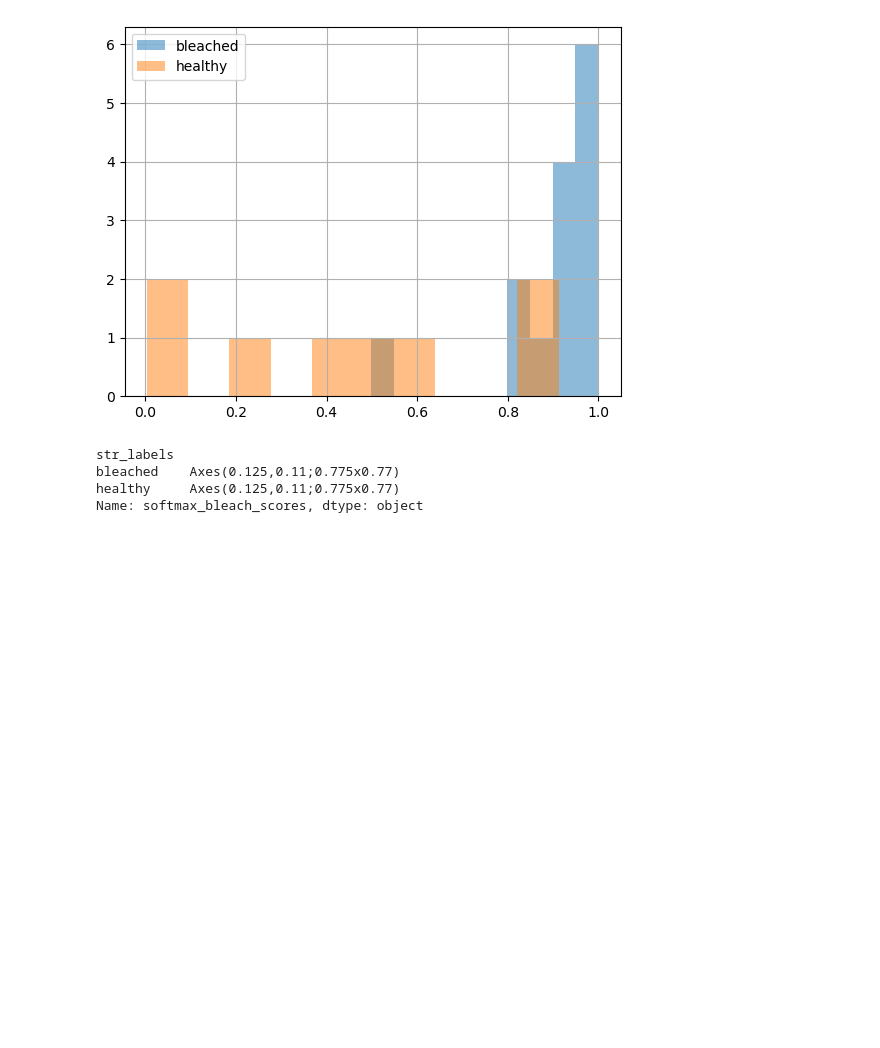
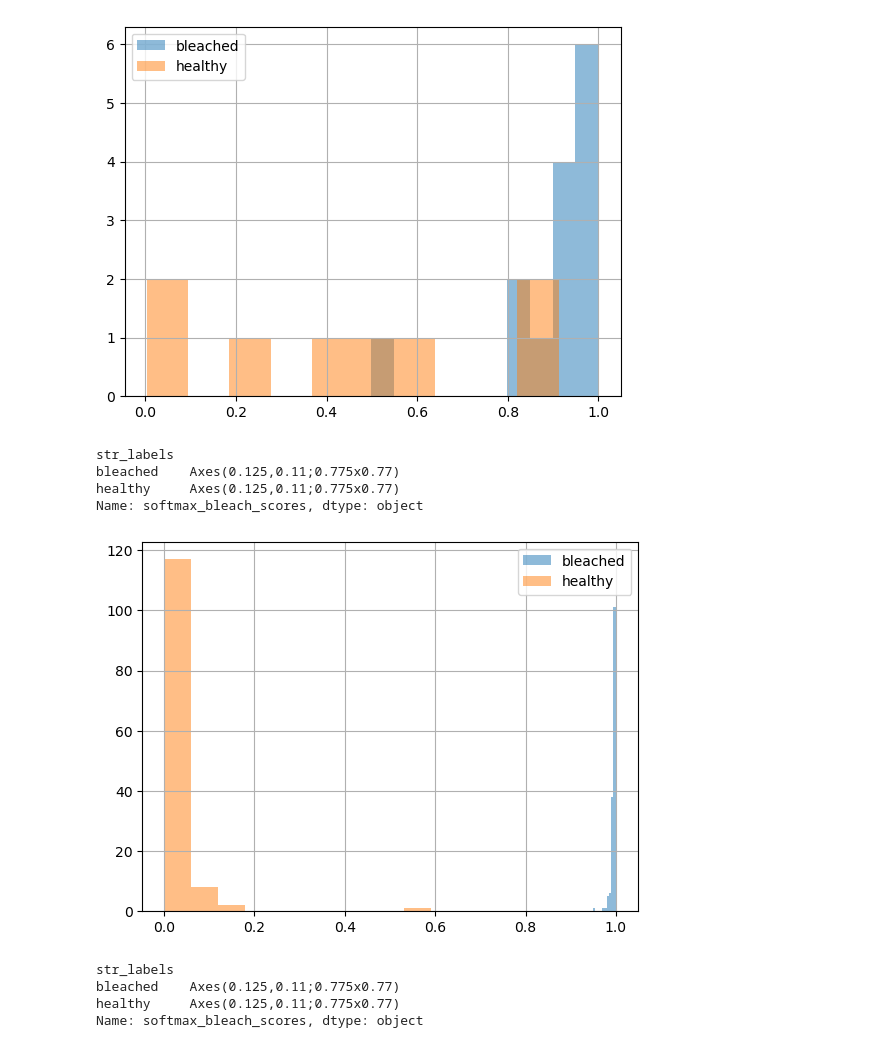
Before and after one commit to mariam-ayad/ct_classifier, a Jupyter notebook: ct_classifier/inference_notebook.ipynb, the cells around one changed output. Saved outputs shown, nothing was run; the diff lists cells and outputs as text; code cells hidden in the pictures; blank space fills up the shorter version.

Commit message:
added plots for hist visualizations

```diff
--- a/ct_classifier/inference_notebook.ipynb
+++ b/ct_classifier/inference_notebook.ipynb
@@ -173,6 +173,14 @@ bleached    Axes(0.125,0.11;0.775x0.77)
 healthy     Axes(0.125,0.11;0.775x0.77)
 Name: softmax_bleach_scores, dtype: object
 [figure]
+# %%
+train_scores_df[train_scores_df['site']=='sanagustin_mexico'].groupby('str_labels').softmax_bleach_scores.hist(alpha=0.5,legend=True)
+# %% [output]
+str_labels
+bleached    Axes(0.125,0.11;0.775x0.77)
+healthy     Axes(0.125,0.11;0.775x0.77)
+Name: softmax_bleach_scores, dtype: object
+[figure, added]
 # %%
 val_scores_df[train_scores_df['site']=='sanagustin_mexico'].groupby('str_labels').softmax_bleach_scores.hist(alpha=0.5,legend=True)
 # %% [output]
```
Also changed, not shown: parts of 3 cells of this notebook.
